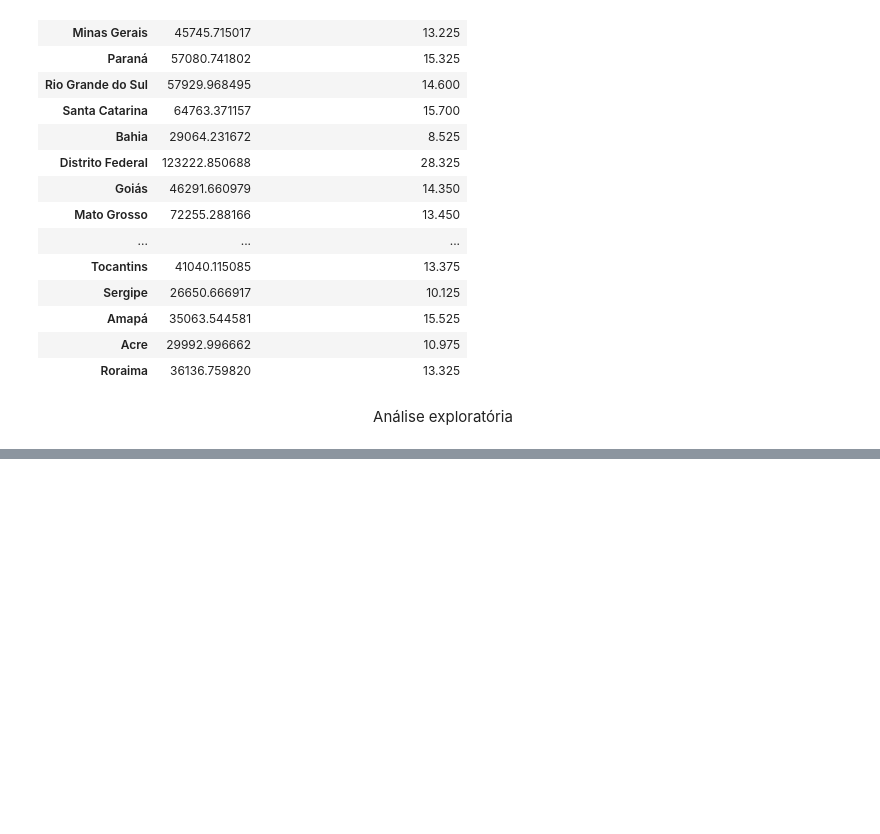
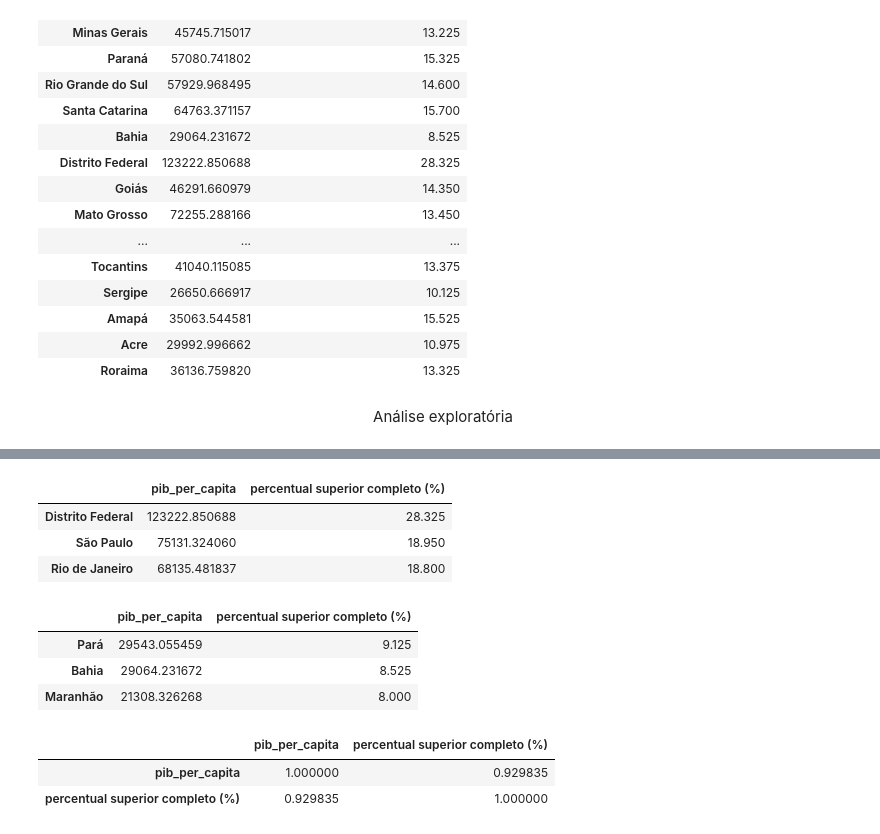
Before and after one commit to LiviaP24/mineracao-de-dados, a Jupyter notebook: trabalho.ipynb, the cells around one changed output, grey strips where cells are left out. Cells and saved outputs as stored; diff of their text form; code cells hidden in the pictures; blank space fills up the shorter version.

```diff
--- a/trabalho.ipynb
+++ b/trabalho.ipynb
@@ -262,0 +306,22 @@ plt.show()
+# %%
+df_maior_educacao = df_educacao_pib_capita.sort_values(by='percentual superior completo (%)', ascending=False)
+
+display(df_maior_educacao.head(3))
+display(df_maior_educacao.tail(3))
+# %% [output]
+|  | pib_per_capita | percentual superior completo (%) |
+| Distrito Federal | 123222.850688 | 28.325 |
+| São Paulo | 75131.324060 | 18.950 |
+| Rio de Janeiro | 68135.481837 | 18.800 |
+|  | pib_per_capita | percentual superior completo (%) |
+| Pará | 29543.055459 | 9.125 |
+| Bahia | 29064.231672 | 8.525 |
+| Maranhão | 21308.326268 | 8.000 |
+# %%
+correlacao = df_educacao_pib_capita[['pib_per_capita', 'percentual superior completo (%)']].corr()
+
+display(correlacao)
+# %% [output]
+|  | pib_per_capita | percentual superior completo (%) |
+| pib_per_capita | 1.000000 | 0.929835 |
+| percentual superior completo (%) | 0.929835 | 1.000000 |
```
Also changed, not shown: parts of 6 cells of this notebook.
